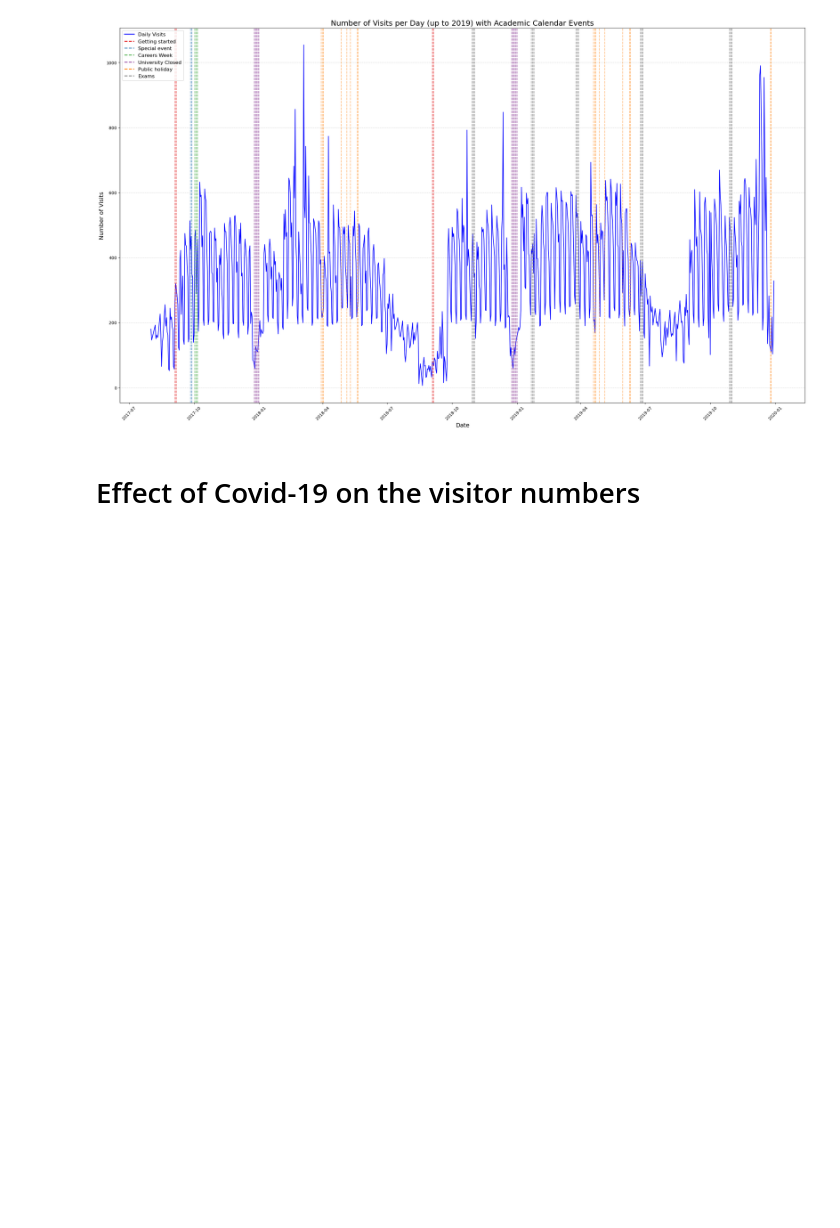
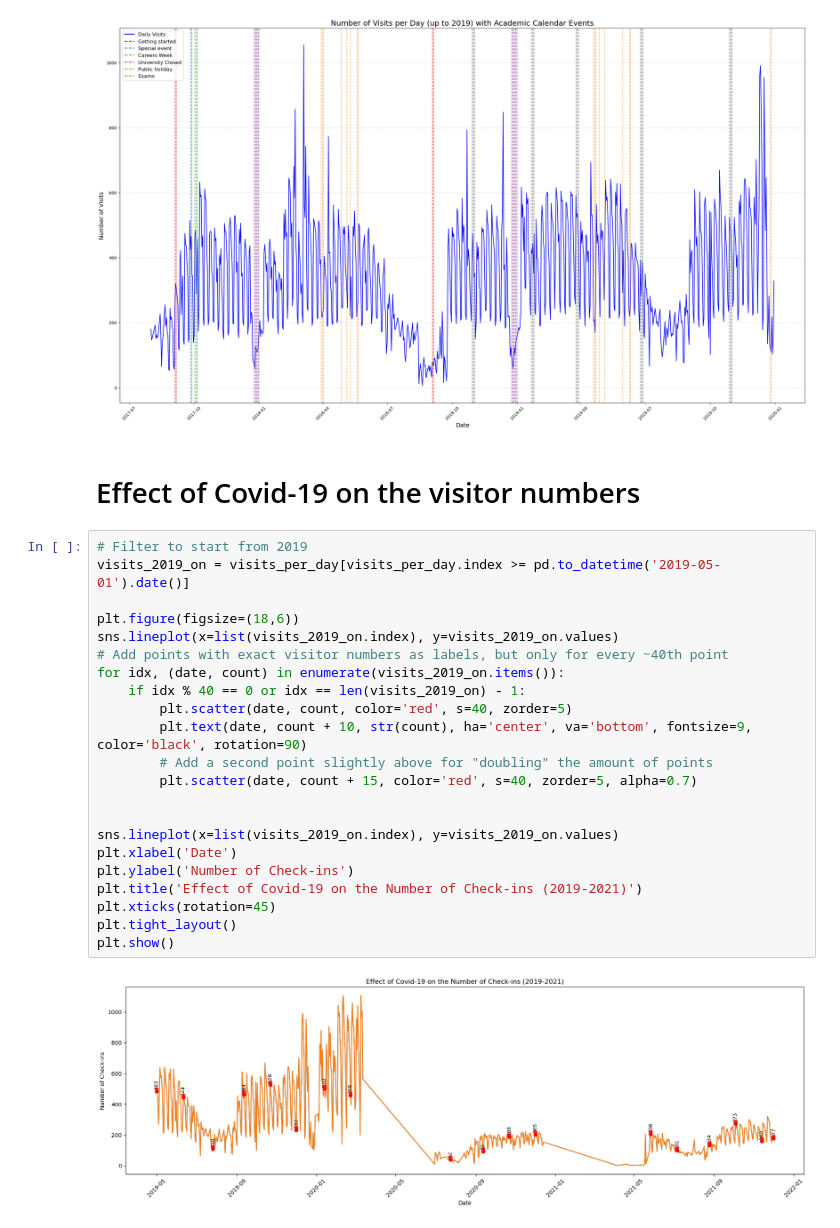
Before and after one commit to korho865/ACLO_project, a Jupyter notebook: ACLO_notebook.ipynb, the cells around one changed output. Saved outputs shown, nothing was run; the diff lists cells and outputs as text; blank space fills up the shorter version.

Commit message:
covid ready

```diff
--- a/ACLO_notebook.ipynb
+++ b/ACLO_notebook.ipynb
@@ -182,3 +176,27 @@ plt.show()
 [figure]
 # %% [markdown]
 # Effect of Covid-19 on the visitor numbers
+# %%
+# Filter to start from 2019
+visits_2019_on = visits_per_day[visits_per_day.index >= pd.to_datetime('2019-05-01').date()]
+
+plt.figure(figsize=(18,6))
+sns.lineplot(x=list(visits_2019_on.index), y=visits_2019_on.values)
+# Add points with exact visitor numbers as labels, but only for every ~40th point
+for idx, (date, count) in enumerate(visits_2019_on.items()):
+    if idx % 40 == 0 or idx == len(visits_2019_on) - 1:
+        plt.scatter(date, count, color='red', s=40, zorder=5)
+        plt.text(date, count + 10, str(count), ha='center', va='bottom', fontsize=9, color='black', rotation=90)
+        # Add a second point slightly above for "doubling" the amount of points
+        plt.scatter(date, count + 15, color='red', s=40, zorder=5, alpha=0.7)
+
+
+sns.lineplot(x=list(visits_2019_on.index), y=visits_2019_on.values)
+plt.xlabel('Date')
+plt.ylabel('Number of Check-ins')
+plt.title('Effect of Covid-19 on the Number of Check-ins (2019-2021)')
+plt.xticks(rotation=45)
+plt.tight_layout()
+plt.show()
+# %% [output]
+[figure, added]
```
Also changed, not shown: parts of 3 cells of this notebook.
